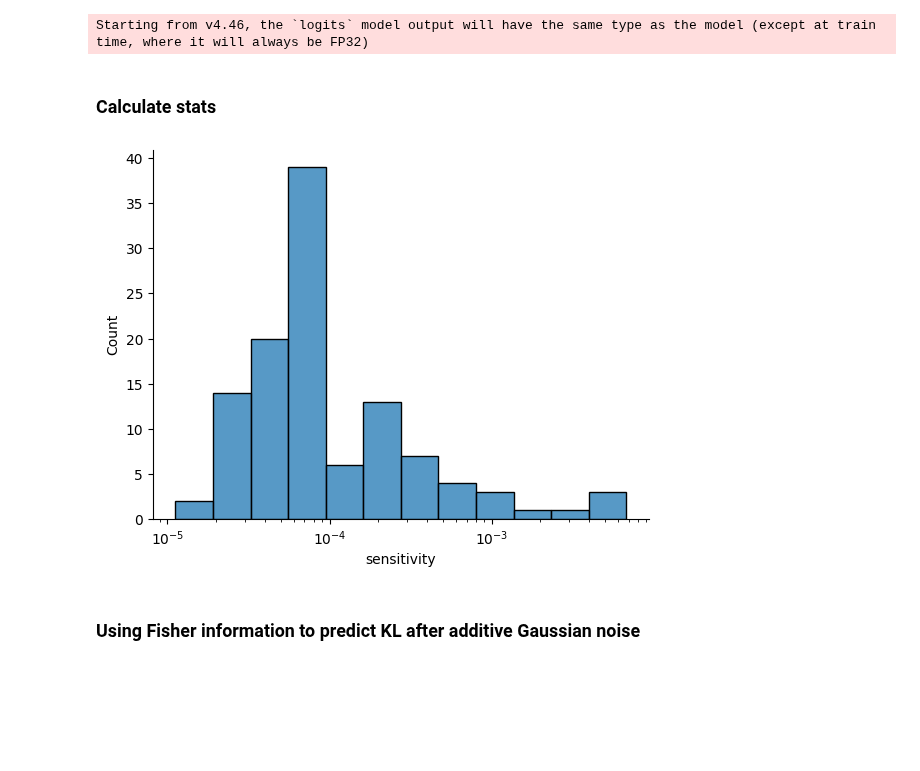
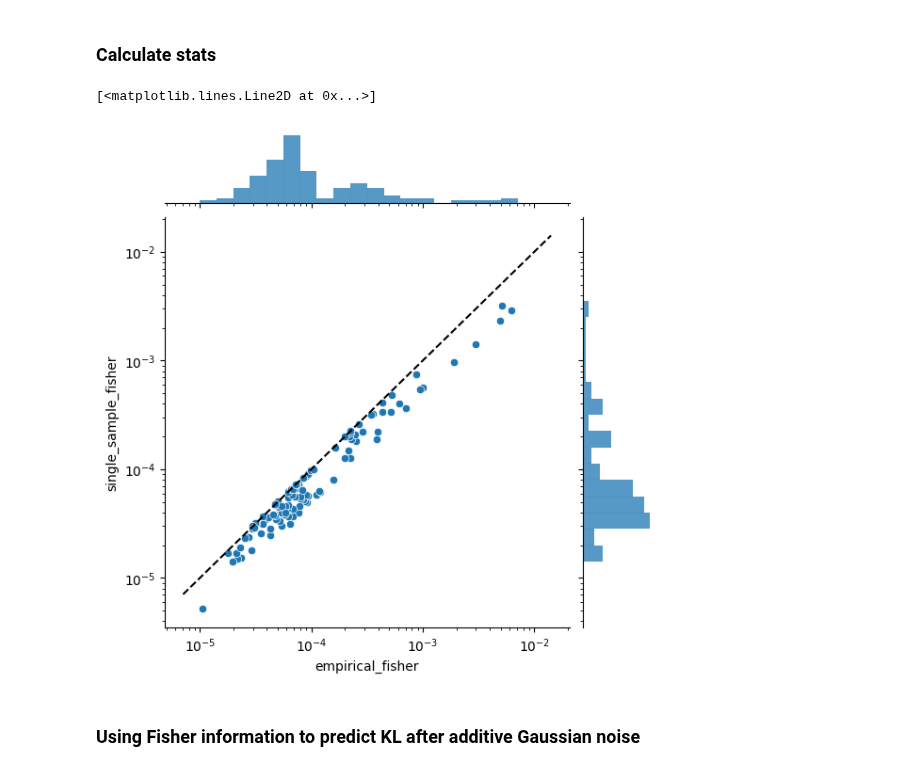
Before and after one commit to graphcore-research/llama-mobile-vlm, a Jupyter notebook: 20250127-FormatsCascade/archive/0414-SensitivityPrediction.ipynb, the cells around one changed output. Drawn from its saved outputs; the diff is of its cells as text; code cells hidden in the pictures; blank space fills up the shorter version.

```diff
--- a/20250127-FormatsCascade/archive/0414-SensitivityPrediction.ipynb
+++ b/20250127-FormatsCascade/archive/0414-SensitivityPrediction.ipynb
@@ -27,8 +27,9 @@ DEVICE = torch.device("cuda") if torch.cuda.is_available() else torch.device("cp
 # %%
 model = E.RequantisableModel.load("meta-llama/Llama-3.2-1B", DEVICE, torch.bfloat16)
 params = {k: v.detach() for k, v in model.model.named_parameters() if v.ndim == 2}
-data = E.Dataset.load_wikitext2(model.model, sequence_length=256, batch_size=16, kl_topk=128, sequence_limit=128)
-data_train = E.Dataset.load_wikitext2(model.model, sequence_length=256, batch_size=16, kl_topk=128, sequence_limit=128, split="train")
+data = E.Dataset.load_wikitext(model.model, sequence_length=256, batch_size=16, kl_topk=128, sequence_limit=128)
+data_train = E.Dataset.load_wikitext(model.model, sequence_length=256, batch_size=16, kl_topk=0, sequence_limit=512, split="train", line_limit=int(1e4))
+assert data_train.masks.all()
 
 def evaluate_model() -> dict[str, float]:
     """Evaluate the current model and return (cross_entropy, cross_entropy_stderr, kl_div, kl_div_stderr) in a dict."""
@@ -38,8 +39,6 @@ def evaluate_model() -> dict[str, float]:
             for k, v in {
                 metric: samples.mean().item(), f"{metric}_stderr": samples.std().item() / len(samples)**.5
             }.items()}
-# %% [output]
-Starting from v4.46, the `logits` model output will have the same type as the model (except at train time, where it will always be FP32)
 # %% [markdown]
 ### Calculate stats
 # %%
@@ -77,8 +92,16 @@ param_stats = get_stats(model.model, "cross_entropy", progress=True)
-# %%
-ax = sns.histplot(data=pd.DataFrame.from_dict([dict(parameter=k, sensitivity=v["grad_weight_sq"].mean().item()) for k, v in param_stats.items()]),
-                  x="sensitivity", log_scale=True)
-# %% [output]
-[figure, removed]
+# %%
+df = pd.DataFrame.from_dict([dict(parameter=k, empirical_fisher=stats_empirical[k]["grad_weight_sq"].mean().item(),
+                                  single_sample_fisher=stats_single_sample[k]["grad_weight_sq"].mean().item())
+                             for k in stats_empirical])
+bins = 10**torch.linspace(-5, -2, 21)
+g = sns.jointplot(data=df, x="empirical_fisher", y="single_sample_fisher", marginal_kws=dict(bins=bins))
+g.ax_joint.set_xscale("log")
+g.ax_joint.set_yscale("log")
+xs = torch.linspace(*g.ax_joint.get_xlim(), 101)
+g.ax_joint.plot(xs, xs, "k--")
+# %% [output]
+[<matplotlib.lines.Line2D at 0x...>]
+[figure, added]
 # %% [markdown]
 ### Using Fisher information to predict KL after additive Gaussian noise
 # %%
```
Also changed, not shown: parts of 9 cells of this notebook, 4 other files.
